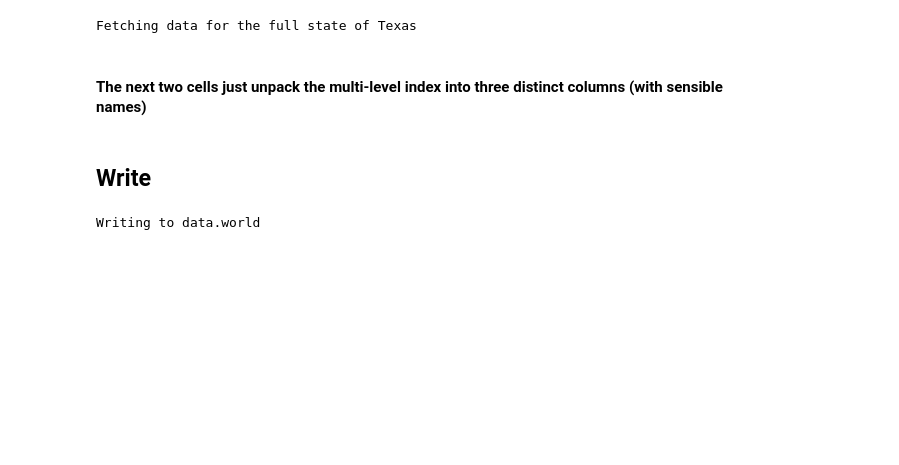
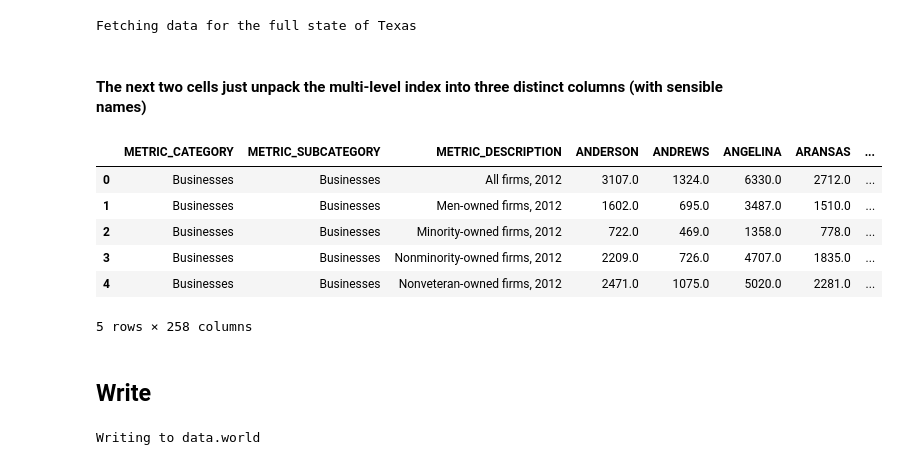
Before and after one commit to texas-justice-initiative/data-processing, a Jupyter notebook: Scrape - Census data per county.ipynb, the cells around one changed output. Drawn from its saved outputs; the diff is of its cells as text; code cells hidden in the pictures; blank space fills up the shorter version.

```diff
--- a/Scrape - Census data per county.ipynb
+++ b/Scrape - Census data per county.ipynb
@@ -141,7 +140,17 @@ df = insert_col_front(df, df.index.get_level_values(2), 'metric_description')
 df = insert_col_front(df, df.index.get_level_values(1), 'metric_subcategory')
 df = insert_col_front(df, df.index.get_level_values(0), 'metric_category')
 df.reset_index(inplace=True, drop=True)
-#df.head()
+df.columns = [c.upper() for c in df.columns]
+# %%
+df.head()
+# %% [output]
+|  | METRIC_CATEGORY | METRIC_SUBCATEGORY | METRIC_DESCRIPTION | ANDERSON | ANDREWS | ANGELINA | ARANSAS | ... |
+| 0 | Businesses | Businesses | All firms, 2012 | 3107.0 | 1324.0 | 6330.0 | 2712.0 | ... |
+| 1 | Businesses | Businesses | Men-owned firms, 2012 | 1602.0 | 695.0 | 3487.0 | 1510.0 | ... |
+| 2 | Businesses | Businesses | Minority-owned firms, 2012 | 722.0 | 469.0 | 1358.0 | 778.0 | ... |
+| 3 | Businesses | Businesses | Nonminority-owned firms, 2012 | 2209.0 | 726.0 | 4707.0 | 1835.0 | ... |
+| 4 | Businesses | Businesses | Nonveteran-owned firms, 2012 | 2471.0 | 1075.0 | 5020.0 | 2281.0 | ... |
+5 rows × 258 columns
 # %% [markdown]
 ## Write
 # %%
```
Also changed, not shown: parts of 3 cells of this notebook, 10 other files.
